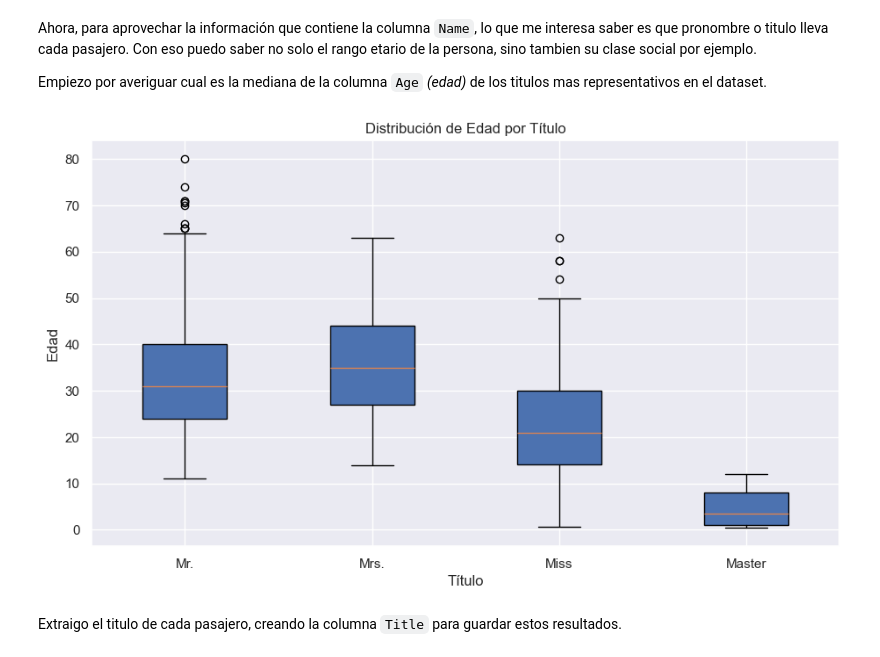
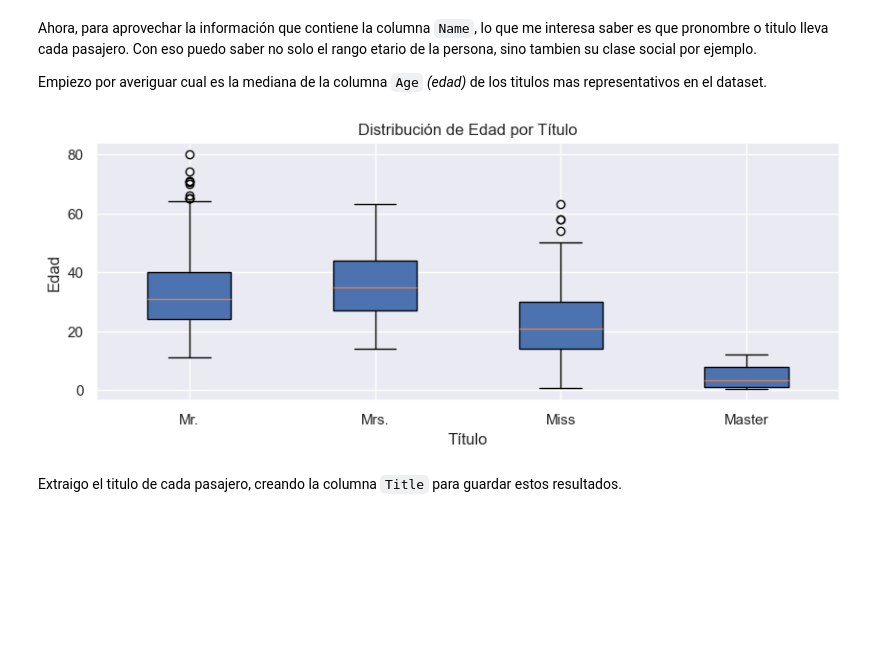
Before and after one commit to uriellmendezz/Titanic, a Jupyter notebook: jupyter/1_EDA.ipynb, the cells around one changed output. Cells and saved outputs as stored; diff of their text form; code cells hidden in the pictures; blank space fills up the shorter version.

```diff
--- a/jupyter/1_EDA.ipynb
+++ b/jupyter/1_EDA.ipynb
@@ -164,23 +264,23 @@ Empiezo por averiguar cual es la mediana de la columna `Age` *(edad)* de los tit
 # %%
 mr_age = df.loc[df.Name.str.contains('Mr.')].Age.dropna()
 mrs_age = df.loc[df.Name.str.contains('Mrs.')].Age.dropna()
 miss_age = df.loc[df.Name.str.contains('Miss')].Age.dropna()
 master_age = df.loc[df.Name.str.contains('Master')].Age.dropna()
 
 ages = [mr_age, mrs_age, miss_age, master_age]
 
 # Títulos correspondientes
 titles = ['Mr.', 'Mrs.', 'Miss', 'Master']
 
-fig, ax = plt.subplots(figsize=(11, 6))
-ax.boxplot(ages, labels=titles, patch_artist=True)
+fig, ax = plt.subplots(figsize=(10, 3.5))
+ax.boxplot(ages, tick_labels=titles, patch_artist=True)
 ax.set_title('Distribución de Edad por Título')
 ax.set_xlabel('Título')
 ax.set_ylabel('Edad')
 
 plt.show()
 # %% [output]
-[figure, old version]
+[figure, new version]
 # %% [markdown]
 Extraigo el titulo de cada pasajero, creando la columna `Title` para guardar estos resultados.
 # %%
```
Also changed, not shown: parts of 55 cells of this notebook, 6 other files.
